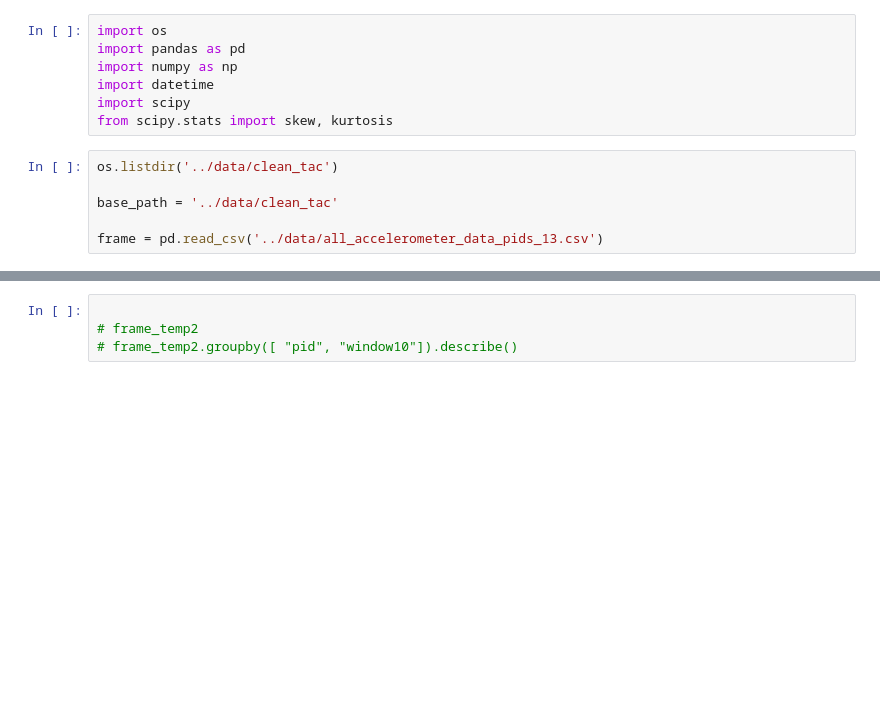
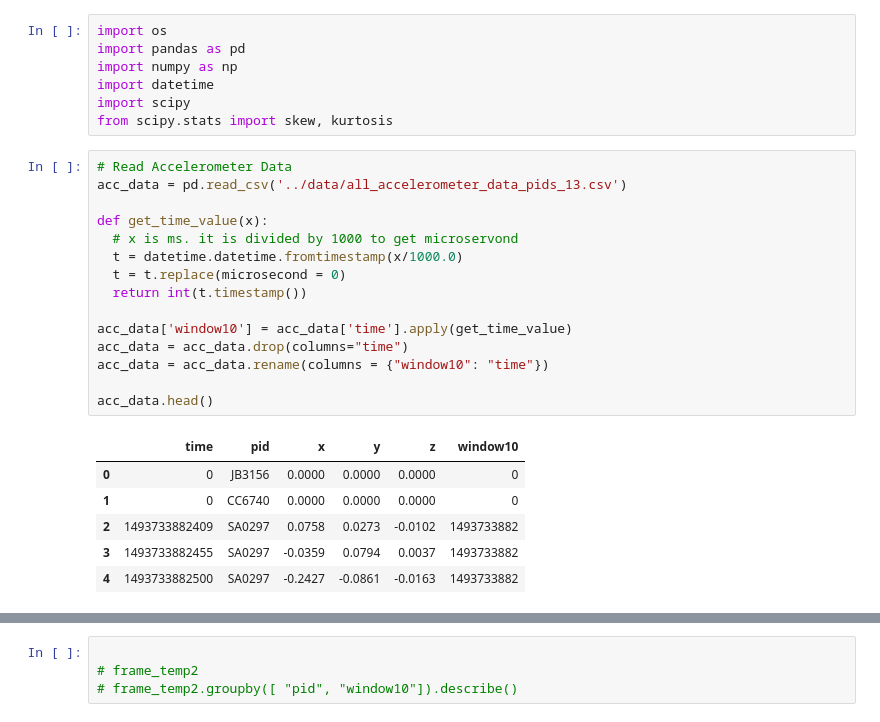
Before and after one commit to amrit10/detecting-drinking-episodes, a Jupyter notebook: code/cleaning_dl_n.ipynb, the cells around one changed output, grey strips where cells are left out. Cells and saved outputs as stored; diff of their text form; blank space fills up the shorter version.

```diff
--- a/code/cleaning_dl_n.ipynb
+++ b/code/cleaning_dl_n.ipynb
@@ -5,9 +5,25 @@ import numpy as np
 import datetime
 import scipy
 from scipy.stats import skew, kurtosis
-# %%
-os.listdir('../data/clean_tac')
-
-base_path = '../data/clean_tac'
-
-frame = pd.read_csv('../data/all_accelerometer_data_pids_13.csv')
+# %%
+# Read Accelerometer Data
+acc_data = pd.read_csv('../data/all_accelerometer_data_pids_13.csv')
+
+def get_time_value(x):
+  # x is ms. it is divided by 1000 to get microservond
+  t = datetime.datetime.fromtimestamp(x/1000.0)
+  t = t.replace(microsecond = 0)
+  return int(t.timestamp())
+
+acc_data['window10'] = acc_data['time'].apply(get_time_value)
+acc_data = acc_data.drop(columns="time")
+acc_data = acc_data.rename(columns = {"window10": "time"})
+
+acc_data.head()
+# %% [output]
+|  | time | pid | x | y | z | window10 |
+| 0 | 0 | JB3156 | 0.0000 | 0.0000 | 0.0000 | 0 |
+| 1 | 0 | CC6740 | 0.0000 | 0.0000 | 0.0000 | 0 |
+| 2 | 1493733882409 | SA0297 | 0.0758 | 0.0273 | -0.0102 | 1493733882 |
+| 3 | 1493733882455 | SA0297 | -0.0359 | 0.0794 | 0.0037 | 1493733882 |
+| 4 | 1493733882500 | SA0297 | -0.2427 | -0.0861 | -0.0163 | 1493733882 |
```
Also changed, not shown: parts of 18 cells of this notebook, 2 other files.
